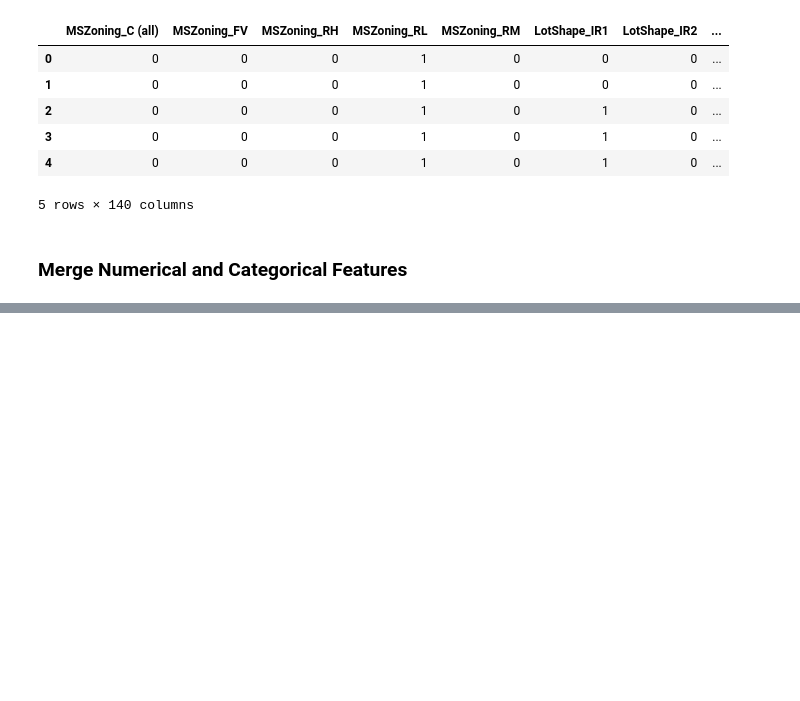
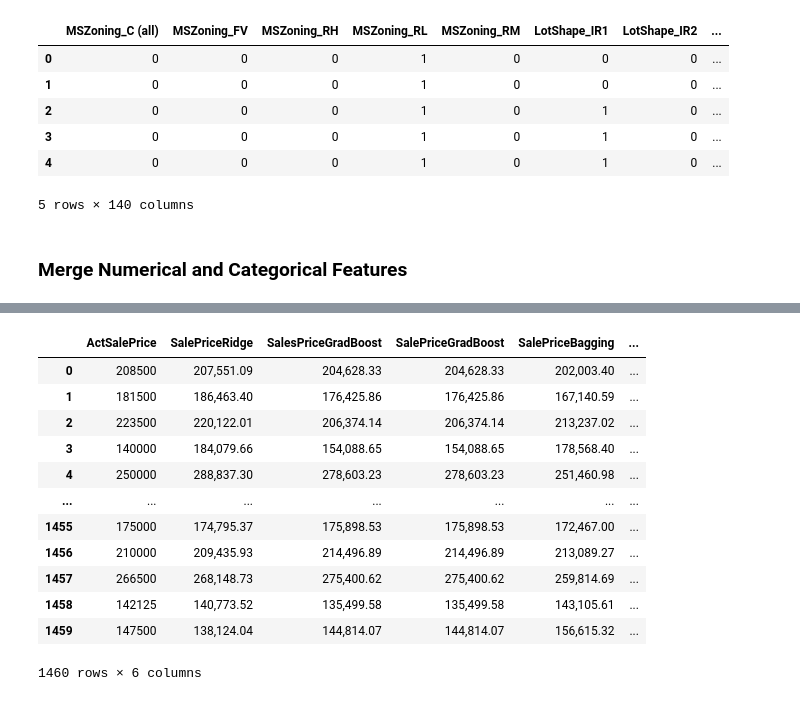
Before and after one commit to ea428815/House_Prices, a Jupyter notebook: House_Prices.ipynb, the cells around one changed output, grey strips where cells are left out. Drawn from its saved outputs; the diff is of its cells as text; code cells hidden in the pictures; blank space fills up the shorter version.

```diff
--- a/House_Prices.ipynb
+++ b/House_Prices.ipynb
@@ -671,0 +826,9 @@ Train set: (1460, 154)
+# %%
+from sklearn import preprocessing
+
+# Standardize the data
+std_scale = preprocessing.StandardScaler().fit(X_train)
+X_train = std_scale.transform(X_train)
+X_test = std_scale.transform(X_test)
+# The same standardization is applied for df_test_new
+df_test_new = std_scale.transform(df_test_new)
@@ -671,0 +962,18 @@ Train set: (1460, 154)
+# %%
+# Importing Bagging Regressor Library
+from sklearn.ensemble import BaggingRegressor
+# Initilizing and fitting the model
+baggingR = BaggingRegressor()
+baggingR.fit(X_train,y_train)
+# Predict on test set
+y_pred= baggingR.predict(X_test)
+
+# Prediction of House Prices using Bagging Regressor Model
+y_pred_Bagging = baggingR.predict(df_test_new)
+
+# Conversion of logarithmic predictions to logical data Sale Price
+saleprice_preds_Bagging = np.exp(y_pred_Bagging)
+
+df_salesprices_with_predictions['SalePriceBagging']=saleprice_preds_Bagging
+
+df_salesprices_with_predictions
@@ -671,0 +994,32 @@ Train set: (1460, 154)
+# %%
+# Importing Random Forest Regressor Library
+from sklearn.ensemble import RandomForestRegressor
+# Initilizing and fitting the model
+RandForR =  RandomForestRegressor()
+RandForR.fit(X_train,y_train)
+# Predict on test set
+y_pred= RandForR.predict(X_test)
+
+# Prediction of House Prices using Random Forest Regressor Model
+y_pred_RandFor = RandForR.predict(df_test_new)
+
+# Conversion of logarithmic predictions to logical data Sale Price
+saleprice_preds_RandFor = np.exp(y_pred_RandFor)
+
+df_salesprices_with_predictions['SalePriceRandFor']=saleprice_preds_RandFor
+
+df_salesprices_with_predictions
+# %% [output]
+|  | ActSalePrice | SalePriceRidge | SalesPriceGradBoost | SalePriceGradBoost | SalePriceBagging | ... |
+| 0 | 208500 | 207,551.09 | 204,628.33 | 204,628.33 | 202,003.40 | ... |
+| 1 | 181500 | 186,463.40 | 176,425.86 | 176,425.86 | 167,140.59 | ... |
+| 2 | 223500 | 220,122.01 | 206,374.14 | 206,374.14 | 213,237.02 | ... |
+| 3 | 140000 | 184,079.66 | 154,088.65 | 154,088.65 | 178,568.40 | ... |
+| 4 | 250000 | 288,837.30 | 278,603.23 | 278,603.23 | 251,460.98 | ... |
+| ... | ... | ... | ... | ... | ... | ... |
+| 1455 | 175000 | 174,795.37 | 175,898.53 | 175,898.53 | 172,467.00 | ... |
+| 1456 | 210000 | 209,435.93 | 214,496.89 | 214,496.89 | 213,089.27 | ... |
+| 1457 | 266500 | 268,148.73 | 275,400.62 | 275,400.62 | 259,814.69 | ... |
+| 1458 | 142125 | 140,773.52 | 135,499.58 | 135,499.58 | 143,105.61 | ... |
+| 1459 | 147500 | 138,124.04 | 144,814.07 | 144,814.07 | 156,615.32 | ... |
+1460 rows × 6 columns
```
Also changed, not shown: parts of 30 cells of this notebook.
